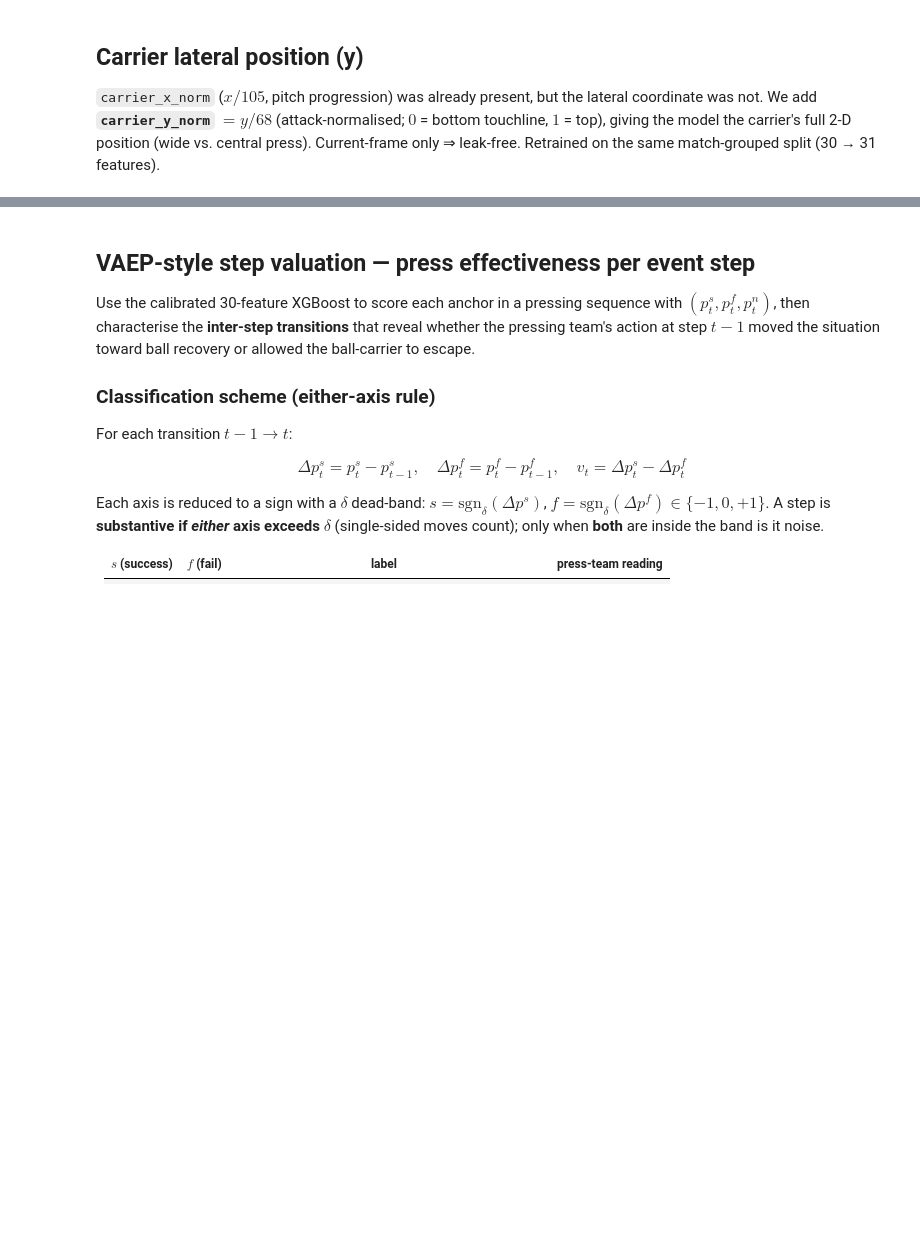
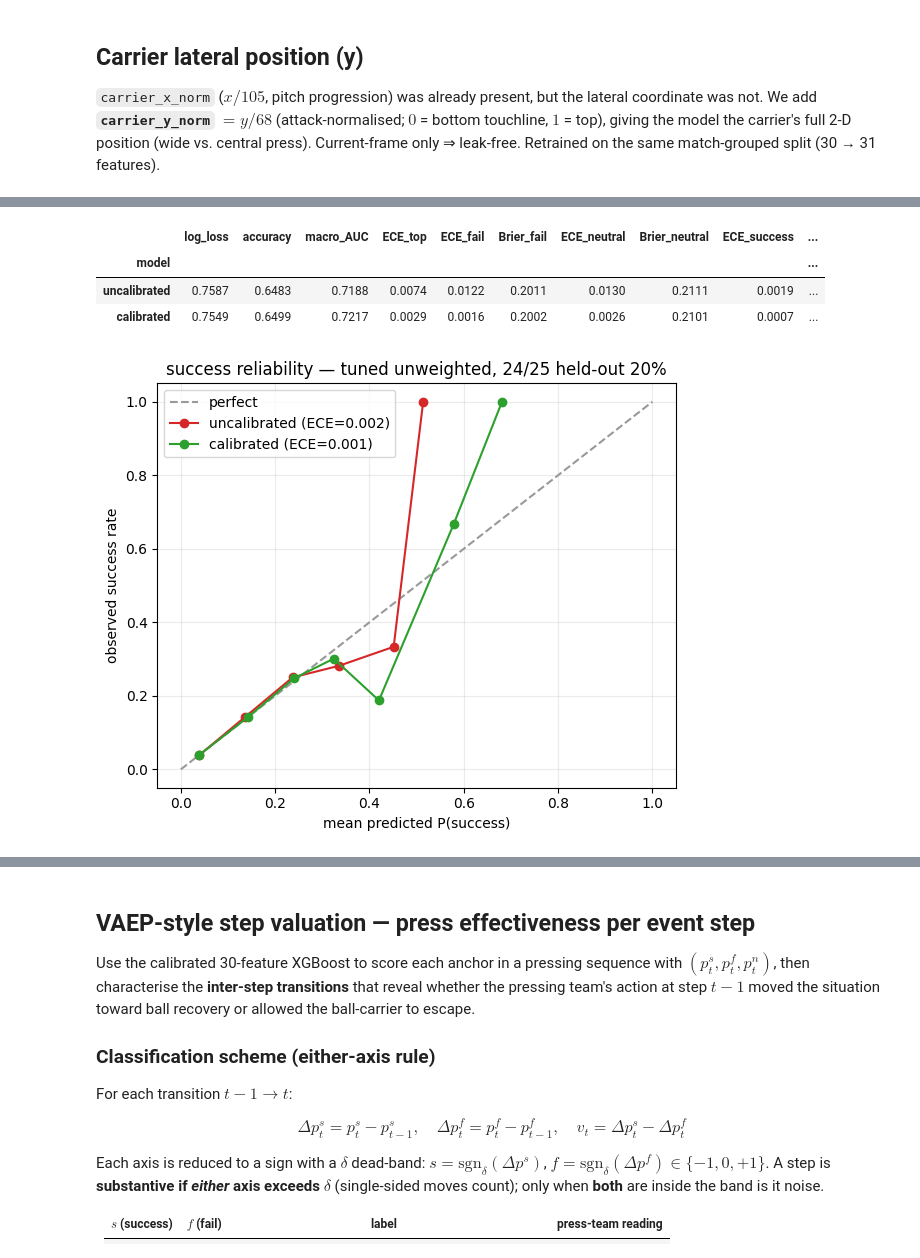
Before and after one commit to Terreturn/Football-pressure-sequence-analysis, a Jupyter notebook: s45_ml_pipeline.ipynb, the cells around one changed output, grey strips where cells are left out. Saved outputs shown, nothing was run; the diff lists cells and outputs as text; code cells hidden in the pictures; blank space fills up the shorter version.

```diff
--- a/s45_ml_pipeline.ipynb
+++ b/s45_ml_pipeline.ipynb
@@ -1121,0 +1167,55 @@ OOF (30-feat): macro-AUC 0.7074 | log-loss 0.8429
+# %%
+# 25b — Metrics BEFORE vs AFTER calibration, on the held-out 20% (tuned unweighted model)
+import matplotlib.pyplot as plt
+from sklearn.metrics import log_loss, brier_score_loss, accuracy_score, roc_auc_score
+from sklearn.preprocessing import label_binarize
+
+yv = ya[caC]
+Pu = base30.predict_proba(Xa.iloc[caC])            # BEFORE calibration
+Pc = cal30.predict_proba(Xa.iloc[caC])             # AFTER  calibration
+CLSl = list(le.classes_); i_s = CLSl.index("success")
+
+def _ece_top(P, y, nb=15):                          # top-label ECE (local; explicit y, no closure)
+    conf, pl = P.max(1), P.argmax(1); acc = (pl == y).astype(float); e = 0.
+    for b in range(nb):
+        m = (conf > b/nb) & (conf <= (b+1)/nb)
+        if m.sum(): e += m.mean() * abs(acc[m].mean() - conf[m].mean())
+    return e
+def ece_cls(yk, pk, nb=10):                         # per-class one-vs-rest ECE
+    ed = np.linspace(0, 1, nb+1); idx = np.digitize(pk, ed[1:-1]); s = 0.
+    for b in range(nb):
+        m = idx == b
+        if m.any(): s += m.sum()/len(pk) * abs(pk[m].mean() - yk[m].mean())
+    return s
+
+Yb = label_binarize(yv, classes=[0, 1, 2])
+rows = []
+for tag, P in [("uncalibrated", Pu), ("calibrated", Pc)]:
+    r = {"model": tag, "log_loss": log_loss(yv, P, labels=[0, 1, 2]),
+         "accuracy": accuracy_score(yv, P.argmax(1)),
+         "macro_AUC": roc_auc_score(Yb, P, average="macro"), "ECE_top": _ece_top(P, yv)}
+    for k, c in enumerate(CLSl):
+        yk = (yv == k).astype(int)
+        r[f"ECE_{c}"] = ece_cls(yk, P[:, k]); r[f"Brier_{c}"] = brier_score_loss(yk, P[:, k])
+    rows.append(r)
+comp_cal = pd.DataFrame(rows).set_index("model")
+display(comp_cal.round(4))
+
+# reliability — success class (the minority class of interest)
+yk = (yv == i_s).astype(int)
+fig, ax = plt.subplots(figsize=(6, 5)); ax.plot([0, 1], [0, 1], "--", color="#999", label="perfect")
+for tag, P, col in [("uncalibrated", Pu, "#d62728"), ("calibrated", Pc, "#2ca02c")]:
+    ed = np.linspace(0, 1, 11); idx = np.digitize(P[:, i_s], ed[1:-1]); bp, bt = [], []
+    for b in range(10):
+        m = idx == b
+        if m.any(): bp.append(P[m, i_s].mean()); bt.append(yk[m].mean())
+    ax.plot(bp, bt, "o-", color=col, label=f"{tag} (ECE={ece_cls(yk, P[:, i_s]):.3f})")
+ax.set_xlabel("mean predicted P(success)"); ax.set_ylabel("observed success rate")
+ax.set_title("success reliability — tuned unweighted, 24/25 held-out 20%")
+ax.legend(); ax.grid(alpha=.25); plt.tight_layout(); plt.show()
+# %% [output]
+|  | log_loss | accuracy | macro_AUC | ECE_top | ECE_fail | Brier_fail | ECE_neutral | Brier_neutral | ECE_success | ... |
+| model |  |  |  |  |  |  |  |  |  | ... |
+| uncalibrated | 0.7587 | 0.6483 | 0.7188 | 0.0074 | 0.0122 | 0.2011 | 0.0130 | 0.2111 | 0.0019 | ... |
+| calibrated | 0.7549 | 0.6499 | 0.7217 | 0.0029 | 0.0016 | 0.2002 | 0.0026 | 0.2101 | 0.0007 | ... |
+[figure, added]
```
Also changed, not shown: parts of 42 cells of this notebook, 1 other file.
